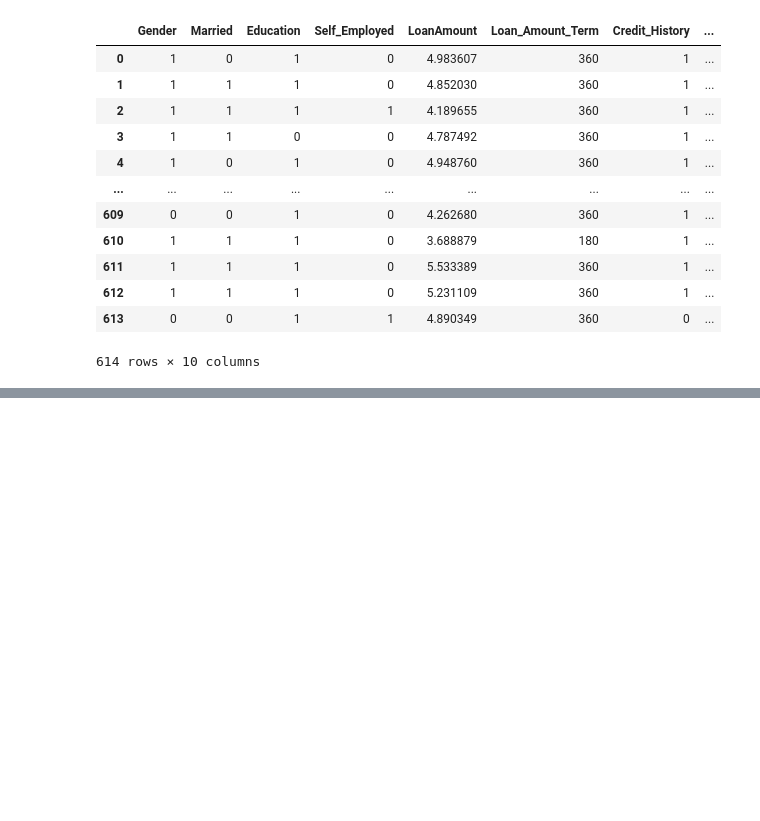
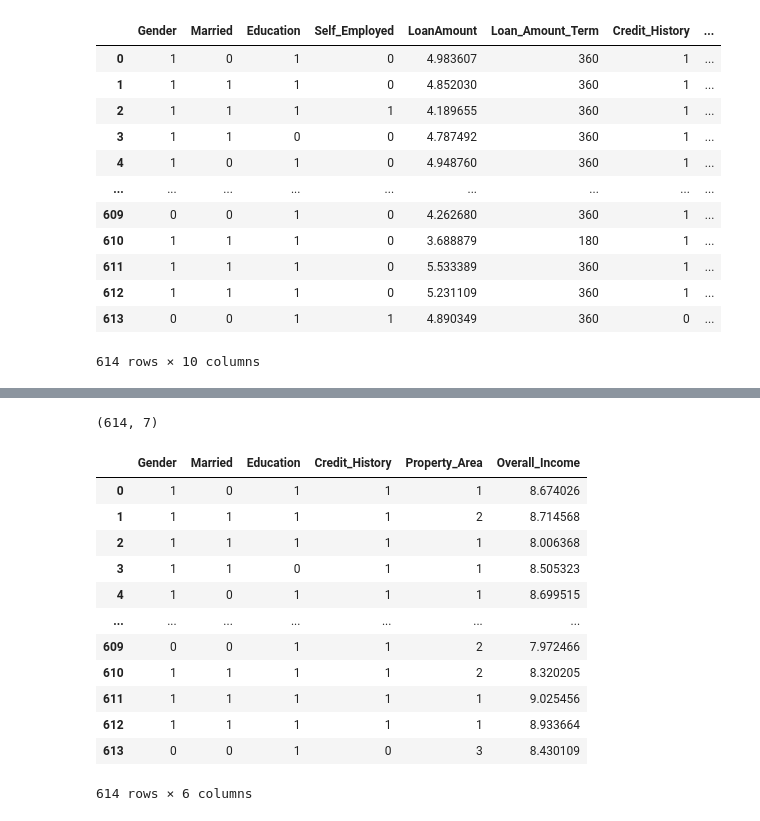
Before and after one commit to ReL1c113/loan_prediction, a Jupyter notebook: loan_prediction.ipynb, the cells around one changed output, grey strips where cells are left out. Drawn from its saved outputs; the diff is of its cells as text; code cells hidden in the pictures; blank space fills up the shorter version.

```diff
--- a/loan_prediction.ipynb
+++ b/loan_prediction.ipynb
@@ -712,0 +741,6 @@ df
+# %%
+df_new.drop(columns=['Self_Employed'],inplace=True)
+# %%
+df_new.drop(columns=['LoanAmount'],inplace=True)
+# %%
+df_new.drop(columns=['Loan_Amount_Term'],inplace=True)
@@ -712,0 +756,6 @@ df
+# %%
+df_new.shape
+# %% [output]
+(614, 7)
+# %%
+x1=df_new.drop(columns=['Loan_Status'])
@@ -712,0 +764,16 @@ df
+# %%
+x1
+# %% [output]
+|  | Gender | Married | Education | Credit_History | Property_Area | Overall_Income |
+| 0 | 1 | 0 | 1 | 1 | 1 | 8.674026 |
+| 1 | 1 | 1 | 1 | 1 | 2 | 8.714568 |
+| 2 | 1 | 1 | 1 | 1 | 1 | 8.006368 |
+| 3 | 1 | 1 | 0 | 1 | 1 | 8.505323 |
+| 4 | 1 | 0 | 1 | 1 | 1 | 8.699515 |
+| ... | ... | ... | ... | ... | ... | ... |
+| 609 | 0 | 0 | 1 | 1 | 2 | 7.972466 |
+| 610 | 1 | 1 | 1 | 1 | 2 | 8.320205 |
+| 611 | 1 | 1 | 1 | 1 | 1 | 9.025456 |
+| 612 | 1 | 1 | 1 | 1 | 1 | 8.933664 |
+| 613 | 0 | 0 | 1 | 0 | 3 | 8.430109 |
+614 rows × 6 columns
```
Also changed, not shown: parts of 21 cells of this notebook.
